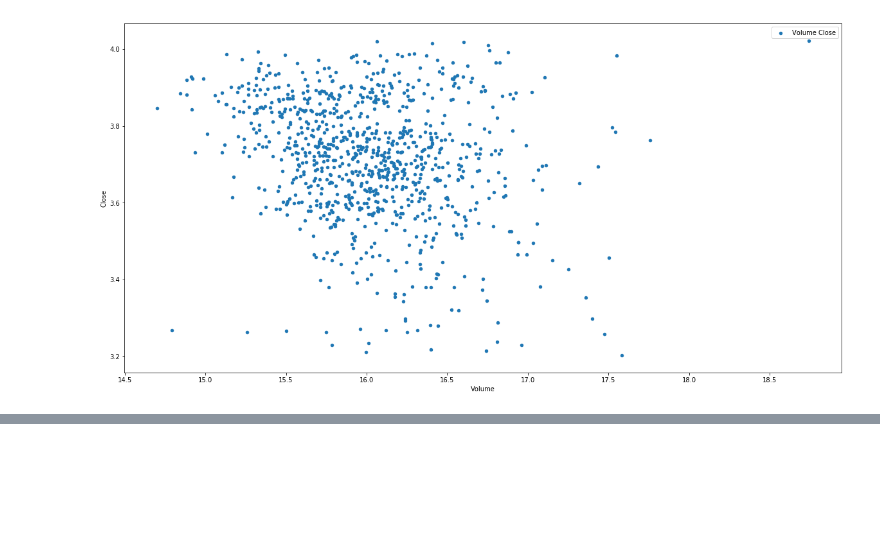
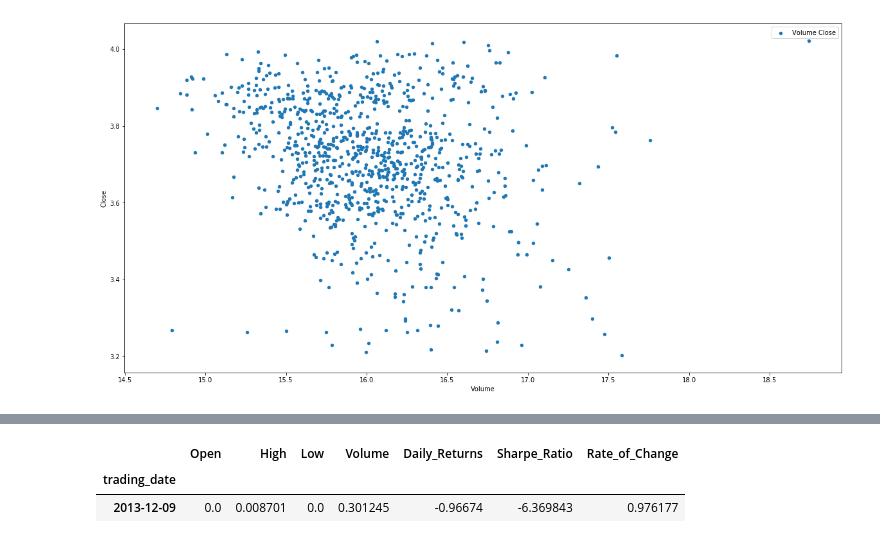
Before and after one commit to kwrjcr/machinelearningnanodegreecapstone, a Jupyter notebook: UdacityMachineLearningNanodegreeCapstoneProject-Copy2.ipynb, the cells around one changed output, grey strips where cells are left out. Saved outputs shown, nothing was run; the diff lists cells and outputs as text; code cells hidden in the pictures; blank space fills up the shorter version.

Commit message:
feat:
Got the MinMaxScaler in place for the normalization.

```diff
--- a/UdacityMachineLearningNanodegreeCapstoneProject-Copy2.ipynb
+++ b/UdacityMachineLearningNanodegreeCapstoneProject-Copy2.ipynb
@@ -72,0 +96,11 @@ AAL
+# %%
+# from the Finding Donors project
+scaler = MinMaxScaler()
+numerical = ['Open', 'High', 'Low', 'Volume']
+raw_features[numerical] = scaler.fit_transform(dataset[numerical])
+
+display(raw_features.head(n=1))
+# %% [output]
+|  | Open | High | Low | Volume | Daily_Returns | Sharpe_Ratio | Rate_of_Change |
+| trading_date |  |  |  |  |  |  |  |
+| 2013-12-09 | 0.0 | 0.008701 | 0.0 | 0.301245 | -0.96674 | -6.369843 | 0.976177 |
```
Also changed, not shown: parts of 6 cells of this notebook.
